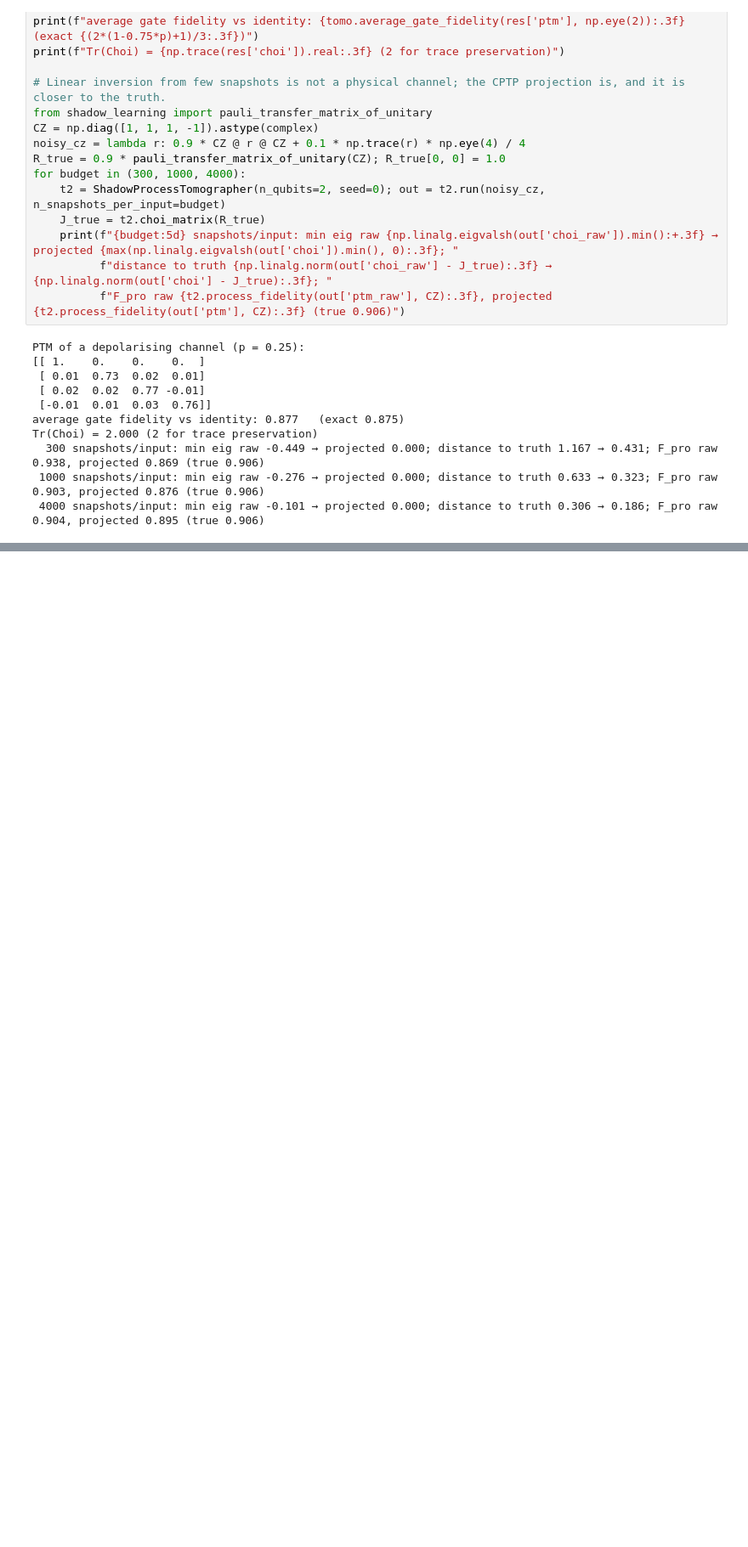
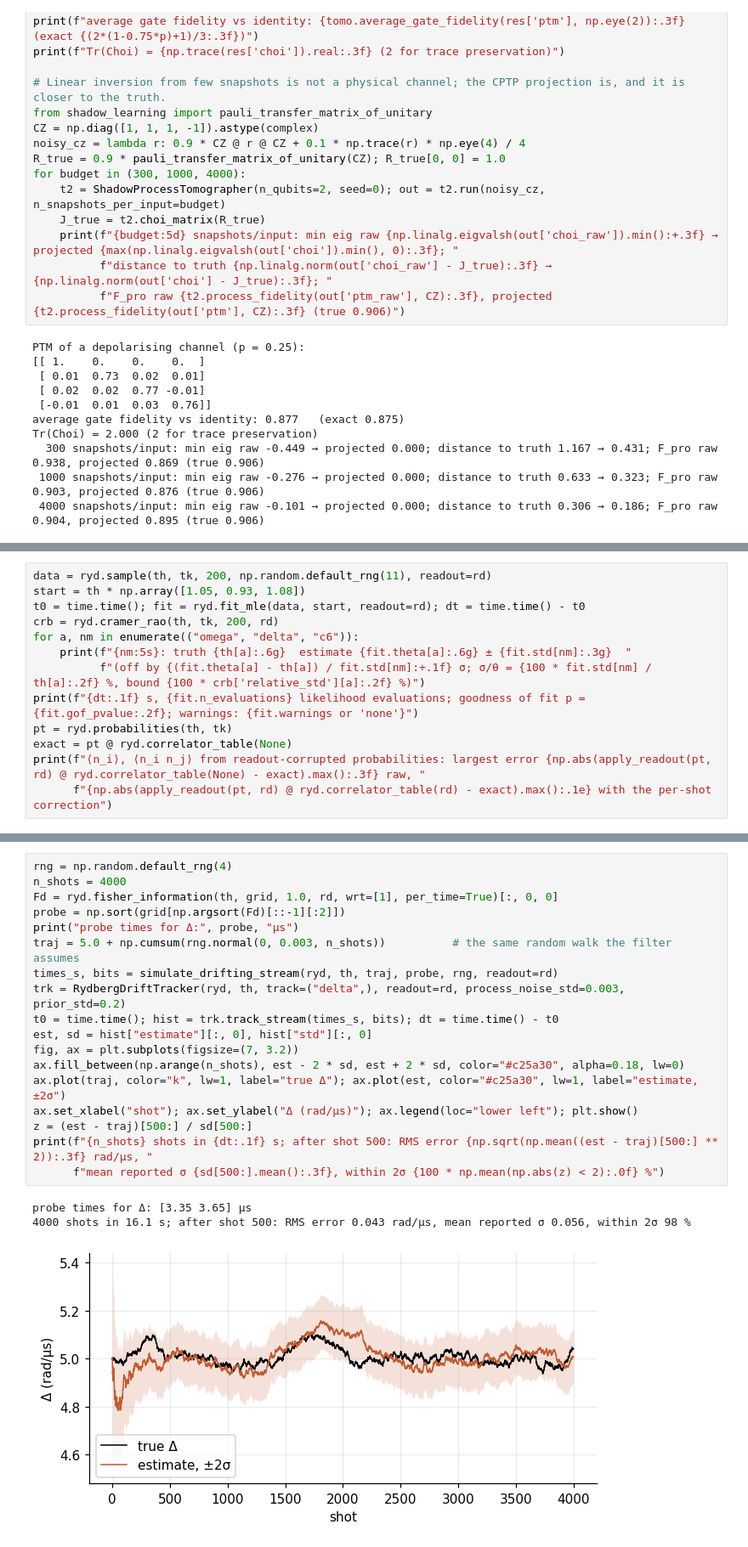
Before and after one commit to Jaspersands/shadow-hamiltonian-learning, a Jupyter notebook: notebooks/04_derandomized_classical_shadow_tomography.ipynb, the cells around one changed output, grey strips where cells are left out. Shown at 85% size. Drawn from its saved outputs; the diff is of its cells as text; blank space fills up the shorter version.

```diff
--- a/notebooks/04_derandomized_classical_shadow_tomography.ipynb
+++ b/notebooks/04_derandomized_classical_shadow_tomography.ipynb
@@ -257,0 +337,13 @@ Tr(Choi) = 2.000 (2 for trace preservation)
+# %%
+data = ryd.sample(th, tk, 200, np.random.default_rng(11), readout=rd)
+start = th * np.array([1.05, 0.93, 1.08])
+t0 = time.time(); fit = ryd.fit_mle(data, start, readout=rd); dt = time.time() - t0
+crb = ryd.cramer_rao(th, tk, 200, rd)
+for a, nm in enumerate(("omega", "delta", "c6")):
+    print(f"{nm:5s}: truth {th[a]:.6g}  estimate {fit.theta[a]:.6g} ± {fit.std[nm]:.3g}  "
+          f"(off by {(fit.theta[a] - th[a]) / fit.std[nm]:+.1f} σ; σ/θ = {100 * fit.std[nm] / th[a]:.2f} %, bound {100 * crb['relative_std'][a]:.2f} %)")
+print(f"{dt:.1f} s, {fit.n_evaluations} likelihood evaluations; goodness of fit p = {fit.gof_pvalue:.2f}; warnings: {fit.warnings or 'none'}")
+pt = ryd.probabilities(th, tk)
+exact = pt @ ryd.correlator_table(None)
+print(f"⟨n_i⟩, ⟨n_i n_j⟩ from readout-corrupted probabilities: largest error {np.abs(apply_readout(pt, rd) @ ryd.correlator_table(None) - exact).max():.3f} raw, "
+      f"{np.abs(apply_readout(pt, rd) @ ryd.correlator_table(rd) - exact).max():.1e} with the per-shot correction")
@@ -257,0 +364,22 @@ Tr(Choi) = 2.000 (2 for trace preservation)
+# %%
+rng = np.random.default_rng(4)
+n_shots = 4000
+Fd = ryd.fisher_information(th, grid, 1.0, rd, wrt=[1], per_time=True)[:, 0, 0]
+probe = np.sort(grid[np.argsort(Fd)[::-1][:2]])
+print("probe times for Δ:", probe, "μs")
+traj = 5.0 + np.cumsum(rng.normal(0, 0.003, n_shots))          # the same random walk the filter assumes
+times_s, bits = simulate_drifting_stream(ryd, th, traj, probe, rng, readout=rd)
+trk = RydbergDriftTracker(ryd, th, track=("delta",), readout=rd, process_noise_std=0.003, prior_std=0.2)
+t0 = time.time(); hist = trk.track_stream(times_s, bits); dt = time.time() - t0
+est, sd = hist["estimate"][:, 0], hist["std"][:, 0]
+fig, ax = plt.subplots(figsize=(7, 3.2))
+ax.fill_between(np.arange(n_shots), est - 2 * sd, est + 2 * sd, color="#c25a30", alpha=0.18, lw=0)
+ax.plot(traj, color="k", lw=1, label="true Δ"); ax.plot(est, color="#c25a30", lw=1, label="estimate, ±2σ")
+ax.set_xlabel("shot"); ax.set_ylabel("Δ (rad/μs)"); ax.legend(loc="lower left"); plt.show()
+z = (est - traj)[500:] / sd[500:]
+print(f"{n_shots} shots in {dt:.1f} s; after shot 500: RMS error {np.sqrt(np.mean((est - traj)[500:] ** 2)):.3f} rad/μs, "
+      f"mean reported σ {sd[500:].mean():.3f}, within 2σ {100 * np.mean(np.abs(z) < 2):.0f} %")
+# %% [output]
+probe times for Δ: [3.35 3.65] μs
+4000 shots in 16.1 s; after shot 500: RMS error 0.043 rad/μs, mean reported σ 0.056, within 2σ 98 %
+[figure, added]
```
Also changed, not shown: parts of 10 cells of this notebook, 18 other files.
